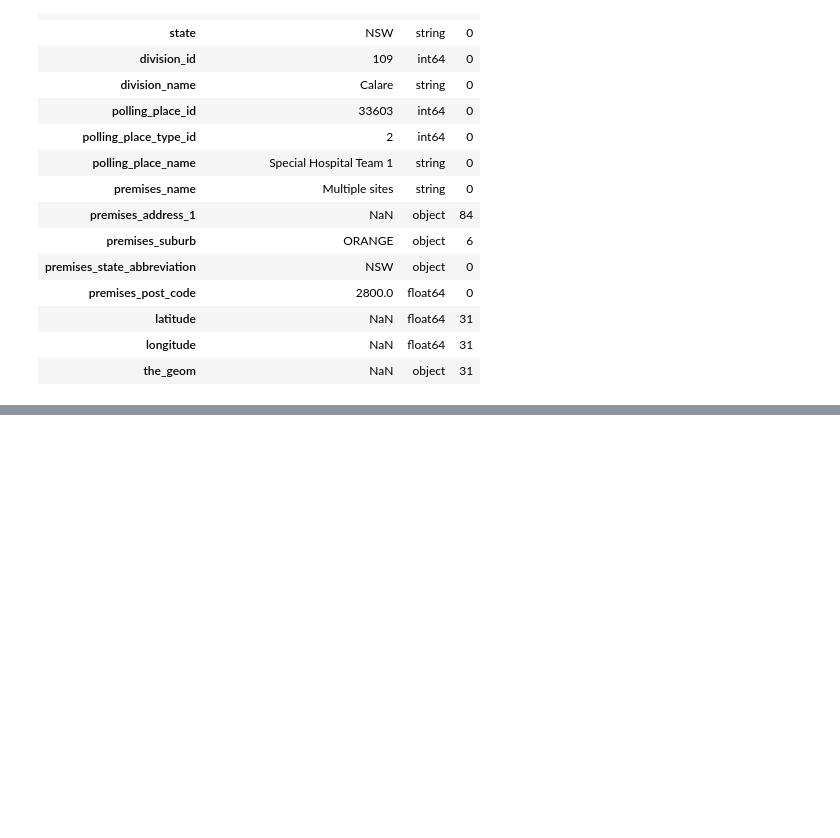
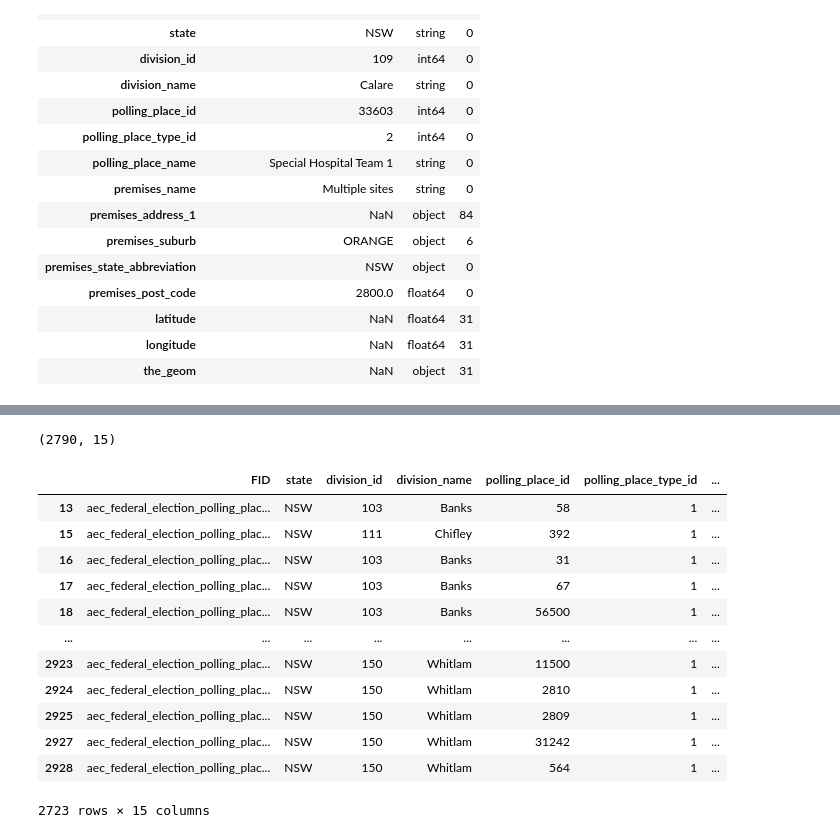
Before and after one commit to joshuahallam127/DATA2901_Assign, a Jupyter notebook: main.ipynb, the cells around one changed output, grey strips where cells are left out. Drawn from its saved outputs; the diff is of its cells as text; code cells hidden in the pictures; blank space fills up the shorter version.

Commit message:
finishing Polling Places

```diff
--- a/main.ipynb
+++ b/main.ipynb
@@ -475,0 +482,2 @@ pd.concat([polling_places.iloc[0,:],polling_places.dtypes,polling_places.isna().
+# %%
+polling_places = polling_places.dropna(subset=['latitude', 'longitude'], how='all')
@@ -475,0 +503,20 @@ pd.concat([polling_places.iloc[0,:],polling_places.dtypes,polling_places.isna().
+# %%
+polling_places.shape
+# %% [output]
+(2790, 15)
+# %%
+polling_places[polling_places['premises_address_1'].notna()]
+# %% [output]
+|  | FID | state | division_id | division_name | polling_place_id | polling_place_type_id | ... |
+| 13 | aec_federal_election_polling_plac... | NSW | 103 | Banks | 58 | 1 | ... |
+| 15 | aec_federal_election_polling_plac... | NSW | 111 | Chifley | 392 | 1 | ... |
+| 16 | aec_federal_election_polling_plac... | NSW | 103 | Banks | 31 | 1 | ... |
+| 17 | aec_federal_election_polling_plac... | NSW | 103 | Banks | 67 | 1 | ... |
+| 18 | aec_federal_election_polling_plac... | NSW | 103 | Banks | 56500 | 1 | ... |
+| ... | ... | ... | ... | ... | ... | ... | ... |
+| 2923 | aec_federal_election_polling_plac... | NSW | 150 | Whitlam | 11500 | 1 | ... |
+| 2924 | aec_federal_election_polling_plac... | NSW | 150 | Whitlam | 2810 | 1 | ... |
+| 2925 | aec_federal_election_polling_plac... | NSW | 150 | Whitlam | 2809 | 1 | ... |
+| 2927 | aec_federal_election_polling_plac... | NSW | 150 | Whitlam | 31242 | 1 | ... |
+| 2928 | aec_federal_election_polling_plac... | NSW | 150 | Whitlam | 564 | 1 | ... |
+2723 rows × 15 columns
```
Also changed, not shown: parts of 8 cells of this notebook.
